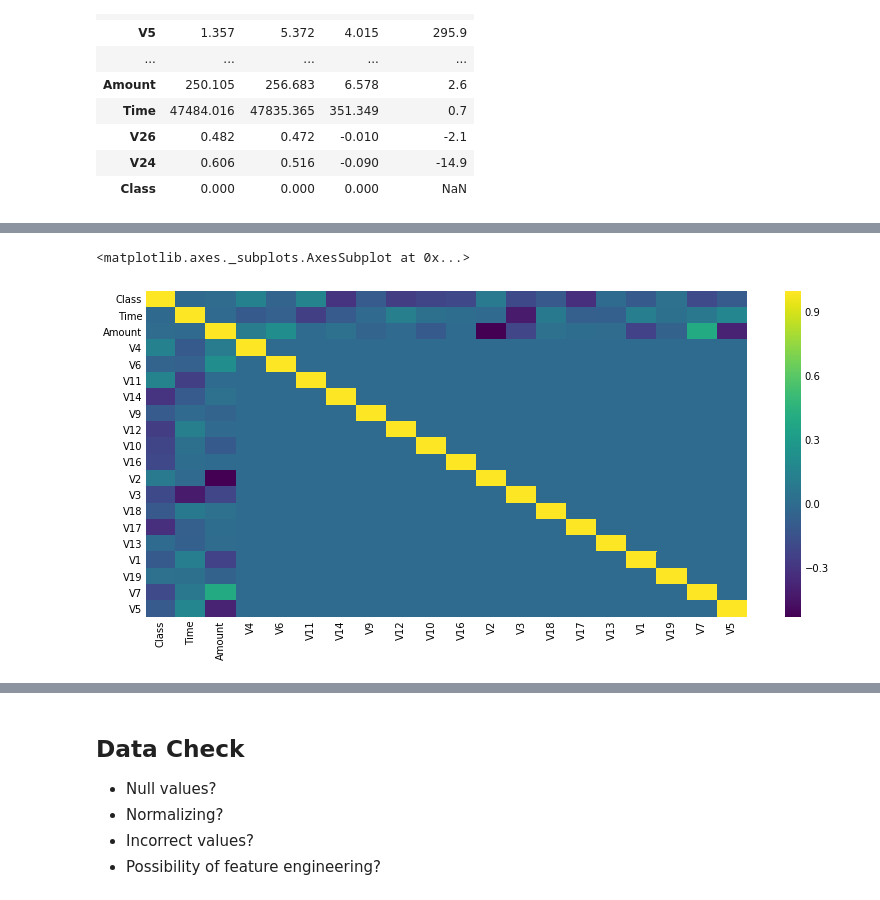
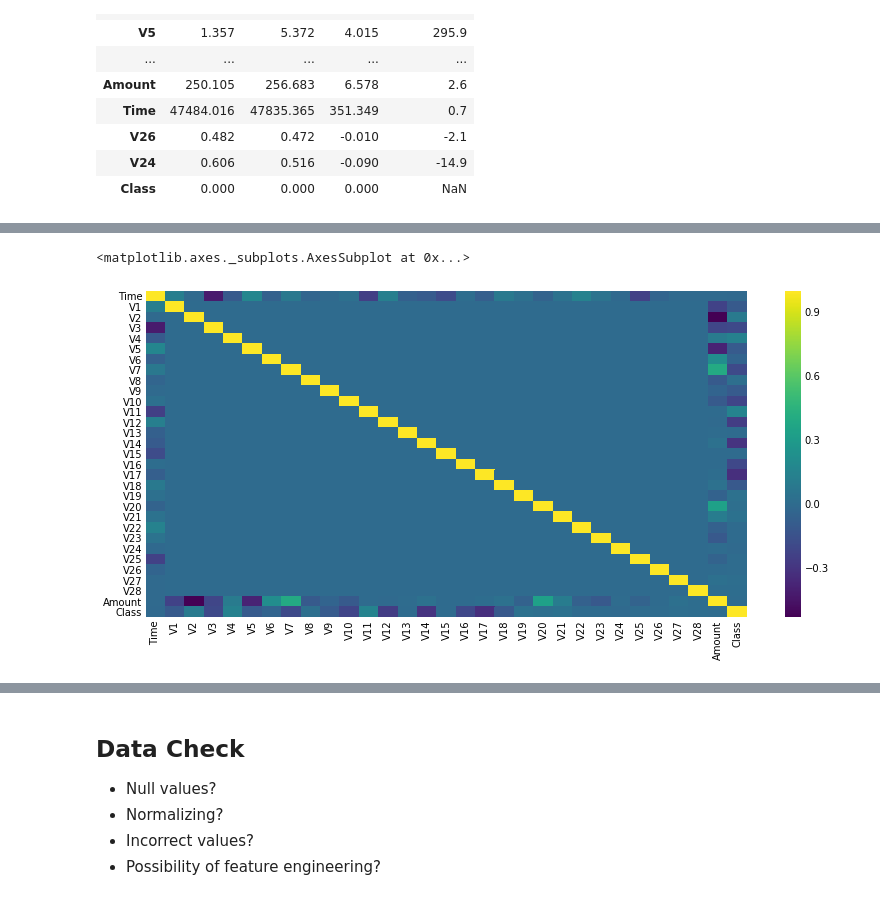
Before and after one commit to wnstnb/research, a Jupyter notebook: Predicting Credit Card Fraud V2.ipynb, the cells around one changed output, grey strips where cells are left out. Cells and saved outputs as stored; diff of their text form; code cells hidden in the pictures.

```diff
--- a/Predicting Credit Card Fraud V2.ipynb
+++ b/Predicting Credit Card Fraud V2.ipynb
@@ -150,7 +142,7 @@ Index(['Class', 'Time', 'Amount', 'V4', 'V6', 'V11', 'V14', 'V9', 'V12', 'V10',
 # %%
 plt.figure(figsize=(12,6))
-sns.heatmap(data[high_var_feats].corr(),cmap='viridis')
+sns.heatmap(data.corr(),cmap='viridis')
 # %% [output]
 <matplotlib.axes._subplots.AxesSubplot at 0x...>
-[figure, old version]
+[figure, new version]
 # %%
```
Also changed, not shown: parts of 39 cells of this notebook.
